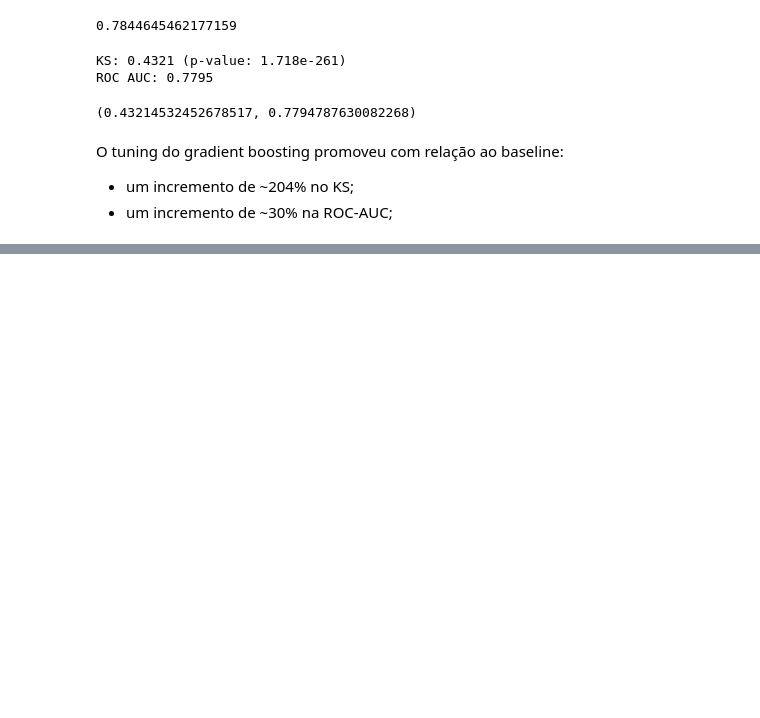
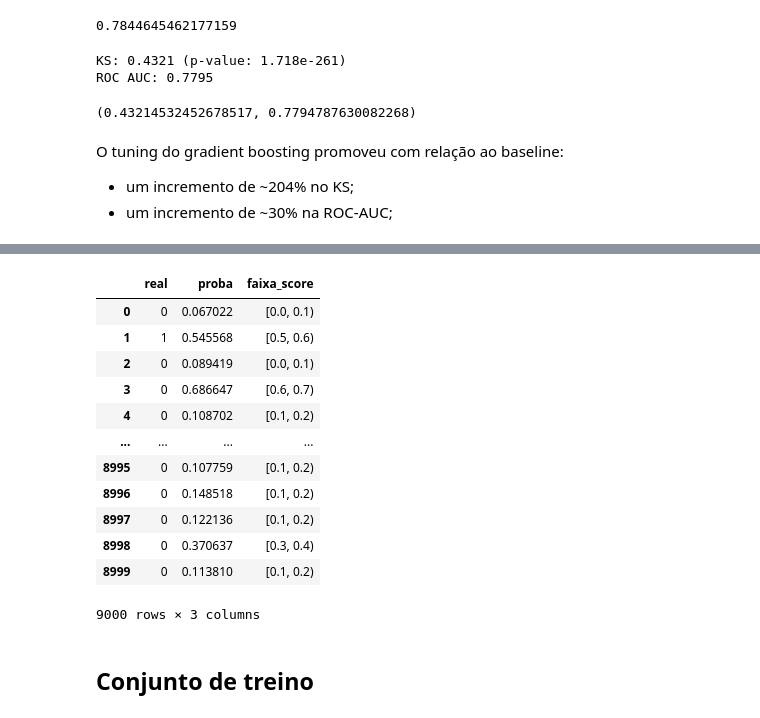
Before and after one commit to vitorcghub/caseNeon_creditmodel, a Jupyter notebook: caseNeon.ipynb, the cells around one changed output, grey strips where cells are left out. Cells and saved outputs as stored; diff of their text form; code cells hidden in the pictures; blank space fills up the shorter version.

```diff
--- a/caseNeon.ipynb
+++ b/caseNeon.ipynb
@@ -856,0 +595,23 @@ for param in zip(params):
+# %%
+df_score = pd.DataFrame()
+df_score['real'] = y_test
+df_score['proba'] = y_pred[:, 1]
+# %%
+df_score = df_score.reset_index().drop('index', axis=1)
+# %%
+bins = pd.IntervalIndex.from_tuples([(0.0, 0.1),
+                                     (0.1, 0.2),
+                                     (0.2, 0.3),
+                                     (0.3, 0.4),
+                                     (0.4, 0.5),
+                                     (0.5, 0.6),
+                                     (0.6, 0.7),
+                                     (0.7, 0.8),
+                                     (0.8, 0.9),
+                                     (0.9, 1.0)
+                                     ],
+                                    closed = 'left')
+
+binned_score = pd.cut(df_score['proba'], bins)
+# %%
+df_score['faixa_score'] = binned_score
@@ -856,0 +633,18 @@ for param in zip(params):
+# %%
+df_score
+# %% [output]
+|  | real | proba | faixa_score |
+| 0 | 0 | 0.067022 | [0.0, 0.1) |
+| 1 | 1 | 0.545568 | [0.5, 0.6) |
+| 2 | 0 | 0.089419 | [0.0, 0.1) |
+| 3 | 0 | 0.686647 | [0.6, 0.7) |
+| 4 | 0 | 0.108702 | [0.1, 0.2) |
+| ... | ... | ... | ... |
+| 8995 | 0 | 0.107759 | [0.1, 0.2) |
+| 8996 | 0 | 0.148518 | [0.1, 0.2) |
+| 8997 | 0 | 0.122136 | [0.1, 0.2) |
+| 8998 | 0 | 0.370637 | [0.3, 0.4) |
+| 8999 | 0 | 0.113810 | [0.1, 0.2) |
+9000 rows × 3 columns
+# %% [markdown]
+## Conjunto de treino
```
Also changed, not shown: parts of 43 cells of this notebook.
